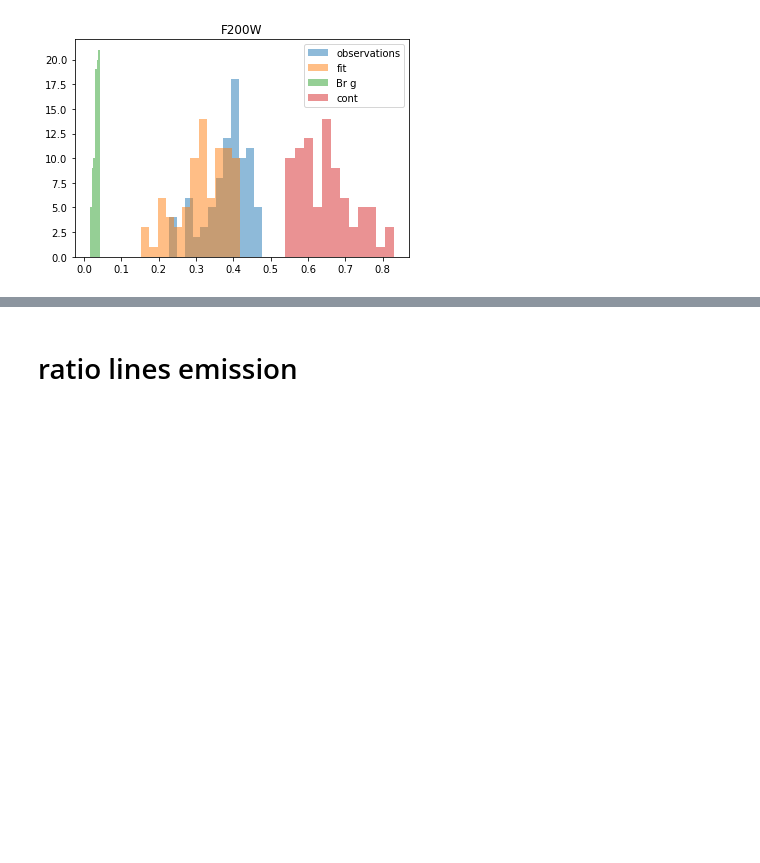
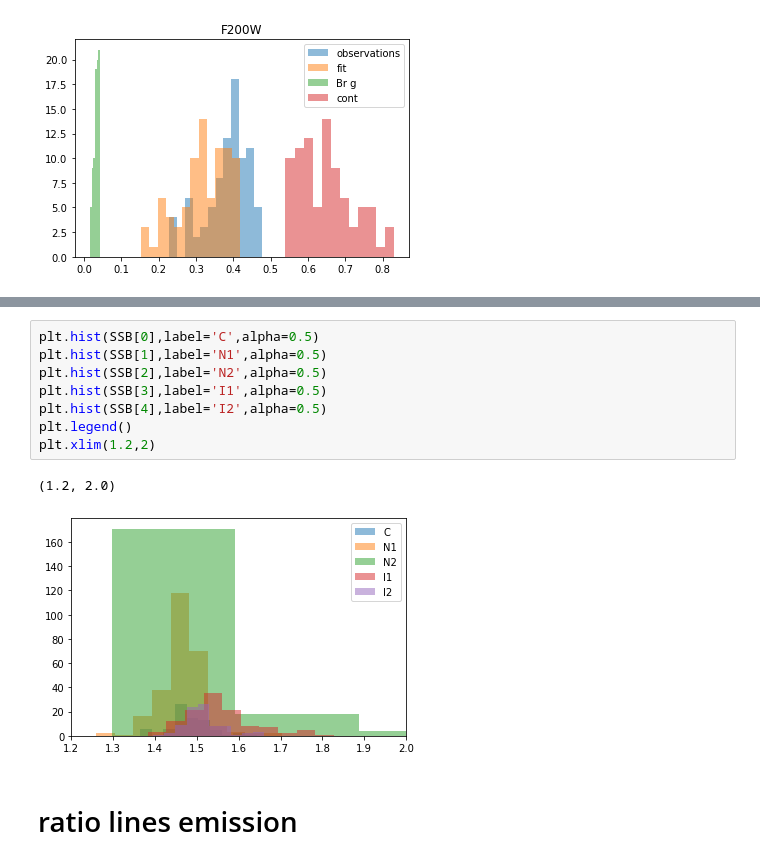
Before and after one commit to will-henney/globule-seminario, a Jupyter notebook: 30Doradus/Fit_to_spectrum_of_NIRSpec.ipynb, the cells around one changed output, grey strips where cells are left out. Cells and saved outputs as stored; diff of their text form; blank space fills up the shorter version.

```diff
--- a/30Doradus/Fit_to_spectrum_of_NIRSpec.ipynb
+++ b/30Doradus/Fit_to_spectrum_of_NIRSpec.ipynb
@@ -556,3 +663,14 @@ plt.legend()
+# %%
+plt.hist(SSB[0],label='C',alpha=0.5)
+plt.hist(SSB[1],label='N1',alpha=0.5)
+plt.hist(SSB[2],label='N2',alpha=0.5)
+plt.hist(SSB[3],label='I1',alpha=0.5)
+plt.hist(SSB[4],label='I2',alpha=0.5)
+plt.legend()
+plt.xlim(1.2,2)
+# %% [output]
+(1.2, 2.0)
+[figure, added]
 # %% [markdown]
 # ratio lines emission
 # %%
```
Also changed, not shown: parts of 6 cells of this notebook.
